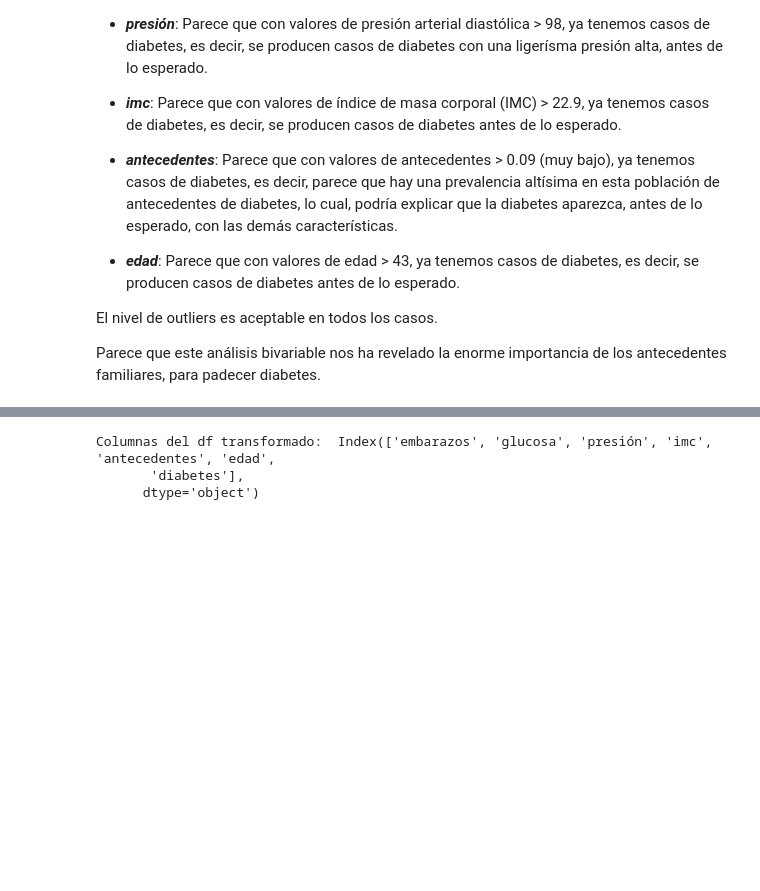
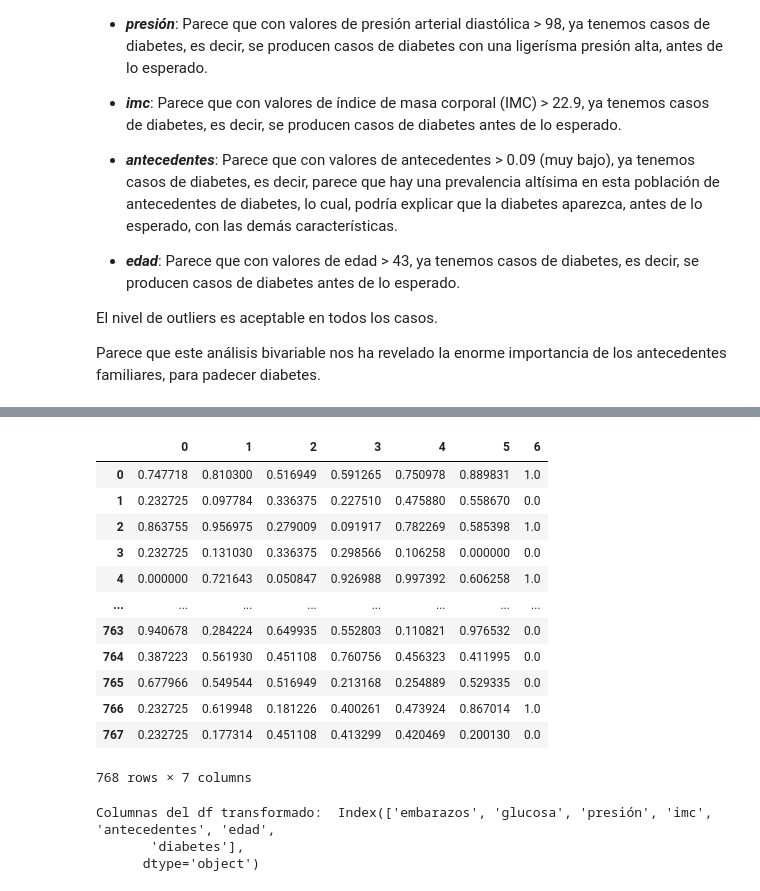
Before and after one commit to ddasilva64/DECTRE24001esp, a Jupyter notebook: projects/PRODIA001/PRODIA001.ipynb, the cells around one changed output, grey strips where cells are left out. Saved outputs shown, nothing was run; the diff lists cells and outputs as text; code cells hidden in the pictures; blank space fills up the shorter version.

```diff
--- a/projects/PRODIA001/PRODIA001.ipynb
+++ b/projects/PRODIA001/PRODIA001.ipynb
@@ -1016,8 +859,0 @@ Parece que este análisis bivariable nos ha revelado la enorme importancia de lo
-# %%
-# Antes de dividir el conjunto de datos, necesitamos transformar los datos en cuantiles
-
-q  = QuantileTransformer()
-X = q.fit_transform(df_diabetes)
-
-df_transformado = q.transform(X)
-df_transformado = pd.DataFrame(X)
@@ -1024,3 +867,19 @@ df_transformado = pd.DataFrame(X)
+# %%
+df_transformado
+# %% [output]
+|  | 0 | 1 | 2 | 3 | 4 | 5 | 6 |
+| 0 | 0.747718 | 0.810300 | 0.516949 | 0.591265 | 0.750978 | 0.889831 | 1.0 |
+| 1 | 0.232725 | 0.097784 | 0.336375 | 0.227510 | 0.475880 | 0.558670 | 0.0 |
+| 2 | 0.863755 | 0.956975 | 0.279009 | 0.091917 | 0.782269 | 0.585398 | 1.0 |
+| 3 | 0.232725 | 0.131030 | 0.336375 | 0.298566 | 0.106258 | 0.000000 | 0.0 |
+| 4 | 0.000000 | 0.721643 | 0.050847 | 0.926988 | 0.997392 | 0.606258 | 1.0 |
+| ... | ... | ... | ... | ... | ... | ... | ... |
+| 763 | 0.940678 | 0.284224 | 0.649935 | 0.552803 | 0.110821 | 0.976532 | 0.0 |
+| 764 | 0.387223 | 0.561930 | 0.451108 | 0.760756 | 0.456323 | 0.411995 | 0.0 |
+| 765 | 0.677966 | 0.549544 | 0.516949 | 0.213168 | 0.254889 | 0.529335 | 0.0 |
+| 766 | 0.232725 | 0.619948 | 0.181226 | 0.400261 | 0.473924 | 0.867014 | 1.0 |
+| 767 | 0.232725 | 0.177314 | 0.451108 | 0.413299 | 0.420469 | 0.200130 | 0.0 |
+768 rows × 7 columns
 # %%
 # Formato de columnas
 
```
Also changed, not shown: parts of 53 cells of this notebook, 8 other files.
